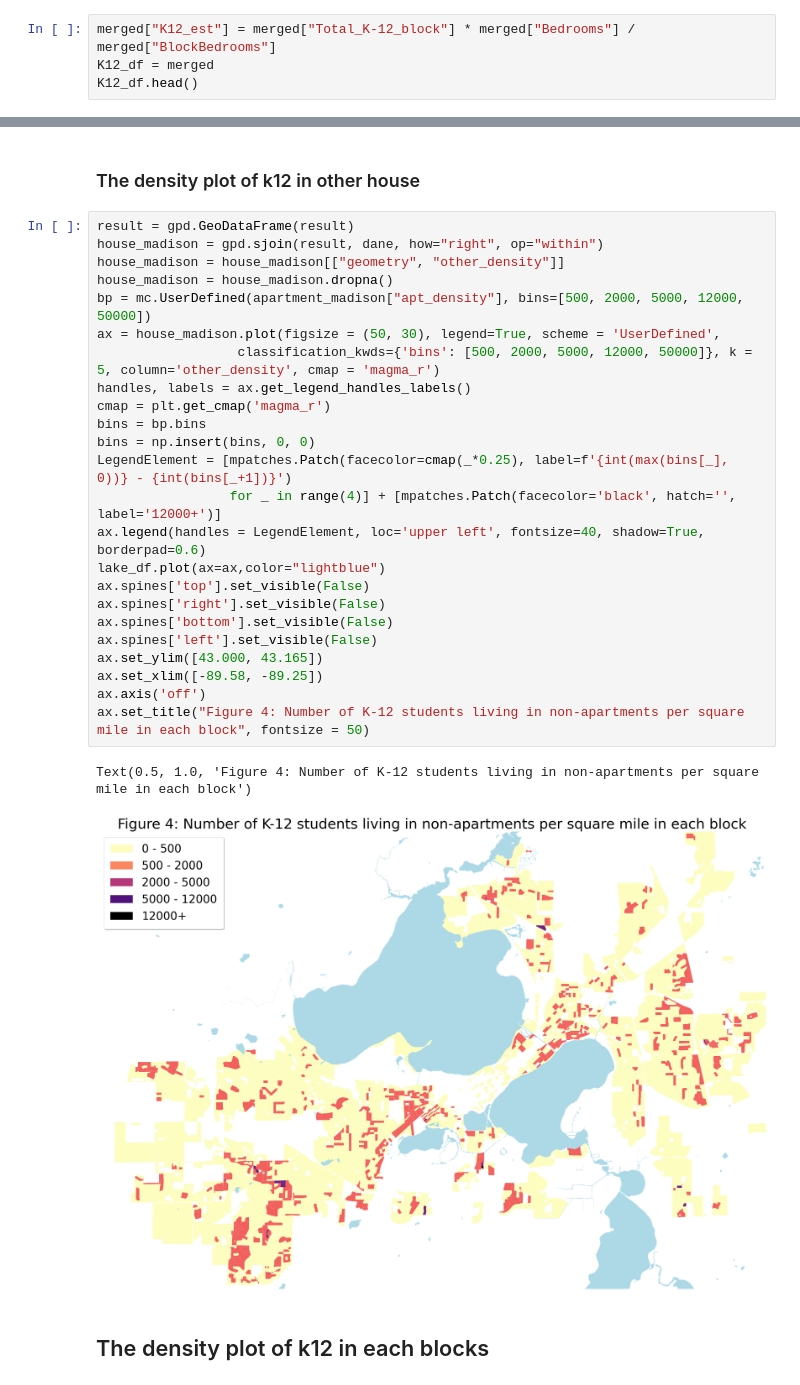
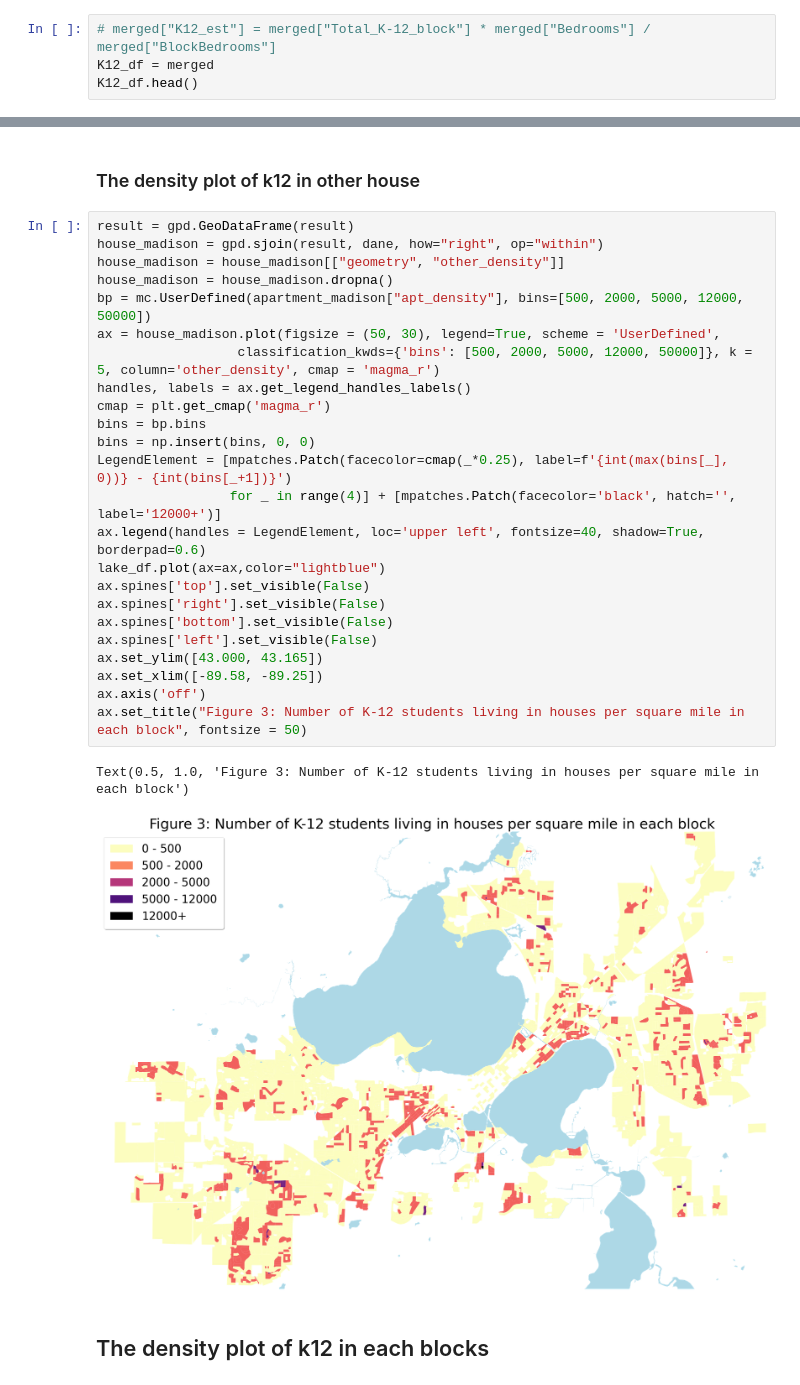
Before and after one commit to wesley0628/Internet-Access-Analysis, a Jupyter notebook: Internet_Access.ipynb, the cells around one changed output, grey strips where cells are left out. Saved outputs shown, nothing was run; the diff lists cells and outputs as text.

```diff
--- a/Internet_Access.ipynb
+++ b/Internet_Access.ipynb
@@ -150,7 +150,7 @@ merged.head()
 | 3 | Block 2000, Block Group 2, Census... | 2226 Allied Dr | 8 unit Apartment | Commercial | 16 | POINT (-89.45973 43.02952) | 800970.644487 | 466366.051694 | 294 | ... |
 | 4 | Block 2000, Block Group 2, Census... | 2234 Allied Dr | 8 unit Apartment | Commercial | 16 | POINT (-89.45978 43.02925) | 800959.021351 | 466267.246640 | 294 | ... |
 # %%
-merged["K12_est"] = merged["Total_K-12_block"] * merged["Bedrooms"] / merged["BlockBedrooms"]
+# merged["K12_est"] = merged["Total_K-12_block"] * merged["Bedrooms"] / merged["BlockBedrooms"]
 K12_df = merged
 K12_df.head()
 # %% [output]
@@ -433,30 +444,30 @@ Text(0.5, 1.0, 'Figure 5: Number of K-12 students living in apartments per squar
 # %%
 result = gpd.GeoDataFrame(result)
 house_madison = gpd.sjoin(result, dane, how="right", op="within")
 house_madison = house_madison[["geometry", "other_density"]]
 house_madison = house_madison.dropna()
 bp = mc.UserDefined(apartment_madison["apt_density"], bins=[500, 2000, 5000, 12000, 50000])
 ax = house_madison.plot(figsize = (50, 30), legend=True, scheme = 'UserDefined',
                   classification_kwds={'bins': [500, 2000, 5000, 12000, 50000]}, k = 5, column='other_density', cmap = 'magma_r')
 handles, labels = ax.get_legend_handles_labels()
 cmap = plt.get_cmap('magma_r')
 bins = bp.bins
 bins = np.insert(bins, 0, 0)
 LegendElement = [mpatches.Patch(facecolor=cmap(_*0.25), label=f'{int(max(bins[_], 0))} - {int(bins[_+1])}')
                  for _ in range(4)] + [mpatches.Patch(facecolor='black', hatch='', label='12000+')]
 ax.legend(handles = LegendElement, loc='upper left', fontsize=40, shadow=True, borderpad=0.6)
 lake_df.plot(ax=ax,color="lightblue")
 ax.spines['top'].set_visible(False)
 ax.spines['right'].set_visible(False)
 ax.spines['bottom'].set_visible(False)
 ax.spines['left'].set_visible(False)
 ax.set_ylim([43.000, 43.165])
 ax.set_xlim([-89.58, -89.25])
 ax.axis('off')
-ax.set_title("Figure 4: Number of K-12 students living in non-apartments per square mile in each block", fontsize = 50)
+ax.set_title("Figure 3: Number of K-12 students living in houses per square mile in each block", fontsize = 50)
 # %% [output]
-Text(0.5, 1.0, 'Figure 4: Number of K-12 students living in non-apartments per square mile in each block')
+Text(0.5, 1.0, 'Figure 3: Number of K-12 students living in houses per square mile in each block')
-[figure, old version]
+[figure, new version]
 # %% [markdown]
 ## The density plot of k12 in each blocks
 # %%
```
Also changed, not shown: parts of 15 cells of this notebook, 1 other file.
